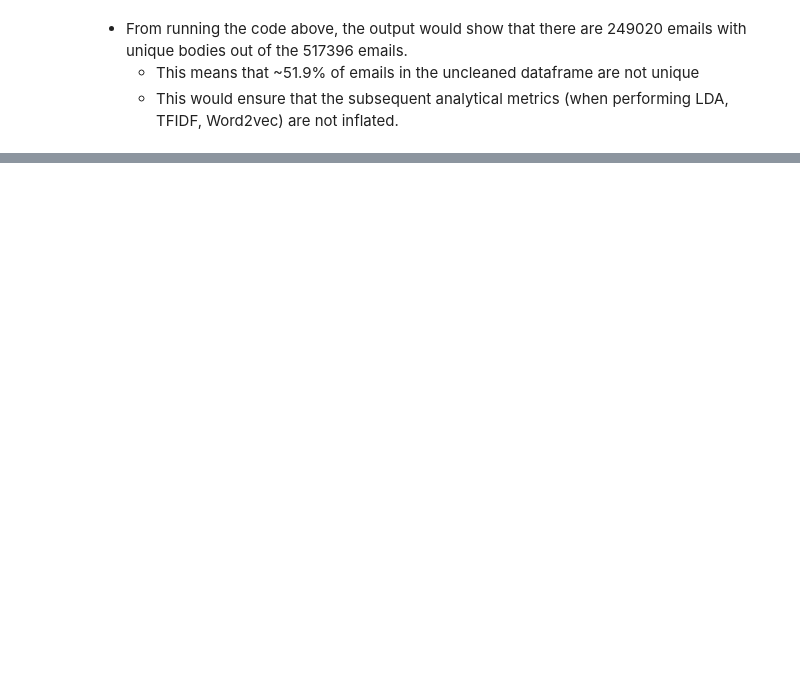
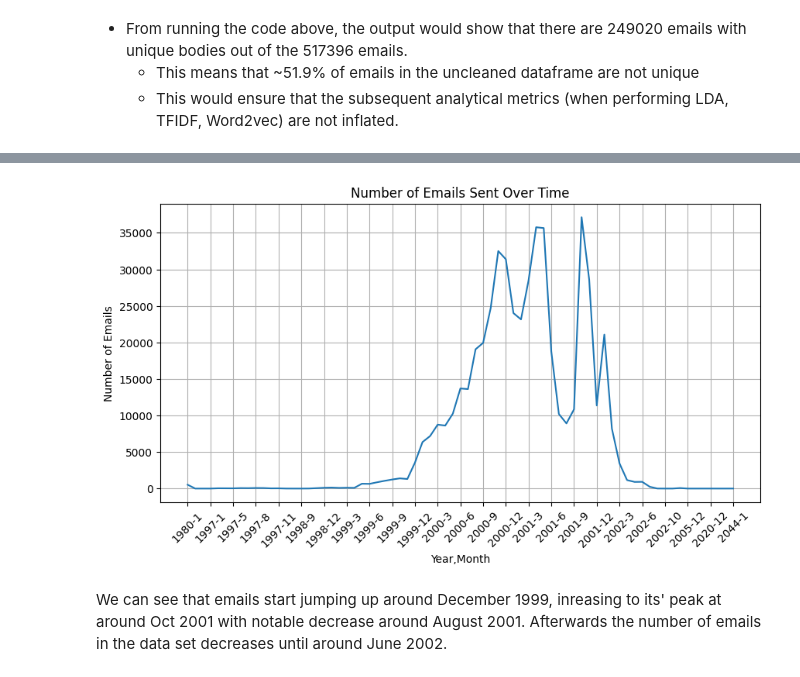
Before and after one commit to dyleedoes/enron_ind5003, a Jupyter notebook: ind5003_enron_nlp.ipynb, the cells around one changed output, grey strips where cells are left out. Cells and saved outputs as stored; diff of their text form; code cells hidden in the pictures; blank space fills up the shorter version.

```diff
--- a/ind5003_enron_nlp.ipynb
+++ b/ind5003_enron_nlp.ipynb
@@ -220,5 +251,4 @@ Error parsing file /Users/Dylan/Documents/IND5003/Projects/maildir/kitchen-l/_am
 
 # PLEASE CHANGE IT TO YOUR OWN DIRECTORY IN YOUR OWN SYSTEM
 
-enron_uncleaned_emails = pd.read_csv('/Users/Dylan/Documents/IND5003/Projects/enron_emails_uncleaned.csv')
-print(enron_uncleaned_emails.head())
+enron_uncleaned_emails = pd.read_csv('data/enron_emails_uncleaned.csv')
@@ -354,3 +375,9 @@ Jeff Dasovich sent 5486 emails.
 | 27332 | jeff.dasovich@enron.com | d..steffes@enron.com, susan.mara@... | Tue, 23 Oct 2001 17:02:14 -0700 | FW: Stipulation Comments | I asked Mike Day to make sure tha... |
 | 27334 | jeff.dasovich@enron.com | d..steffes@enron.com, susan.mara@... | Mon, 22 Oct 2001 11:52:32 -0700 | FW: Angelides Oct. 19th Letter to... | FYI. Here's a note I sent to the ... |
 | 27369 | jeff.dasovich@enron.com | c..williams@enron.com | Fri, 26 Oct 2001 11:28:06 -0700 | RE: Edison meet and confer call | Let's try this. It's all inter-re... |
+# %%
+# Convert the Date column to a pandas datetime object
+enron_cleaned_emails['Date'] = pd.to_datetime(enron_cleaned_emails['Date'], errors='coerce', utc='False')
+
+# Print the types of each column to ensure that the Date column is now a datetime object
+enron_cleaned_emails.dtypes
@@ -356,0 +391,6 @@ Jeff Dasovich sent 5486 emails.
+# %%
+# Create a table with the number of emails sent every year
+enron_cleaned_emails['Year'] = enron_cleaned_emails['Date'].dt.year
+emails_per_year = enron_cleaned_emails['Year'].value_counts().sort_index()
+emails_per_year_df = pd.DataFrame({'Year': emails_per_year.index, 'Emails': emails_per_year.values})
+print(emails_per_year_df)
@@ -356,0 +415,5 @@ Jeff Dasovich sent 5486 emails.
+# %%
+# Create another column with the months of each row
+enron_cleaned_emails['Month'] = enron_cleaned_emails['Date'].dt.month
+# group the dataframe by Year and Month and cont the number of items in each index
+emails_per_month_year = enron_cleaned_emails.groupby(['Year','Month']).count()['From']
@@ -356,0 +436,15 @@ Jeff Dasovich sent 5486 emails.
+# %%
+# Create large plot size
+plt.figure(figsize=(10, 5))
+emails_per_month_year.plot()
+# Add tick marks in the x axis for every 3 months
+plt.xticks(np.arange(0, len(emails_per_month_year), step=3), rotation=45,
+           labels=[f"{year}-{month}" for year, month in emails_per_month_year.index][::3])
+plt.ylabel('Number of Emails')
+plt.title('Number of Emails Sent Over Time')
+plt.grid()
+plt.show()
+# %% [output]
+[figure, added]
+# %% [markdown]
+We can see that emails start jumping up around December 1999, inreasing to its' peak at around Oct 2001 with notable decrease around August 2001. Afterwards the number of emails in the data set decreases until around June 2002.
```
Also changed, not shown: parts of 9 cells of this notebook.
